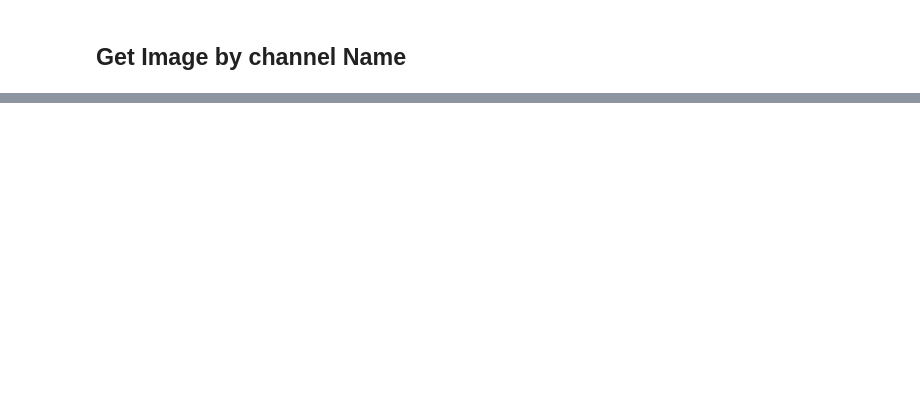
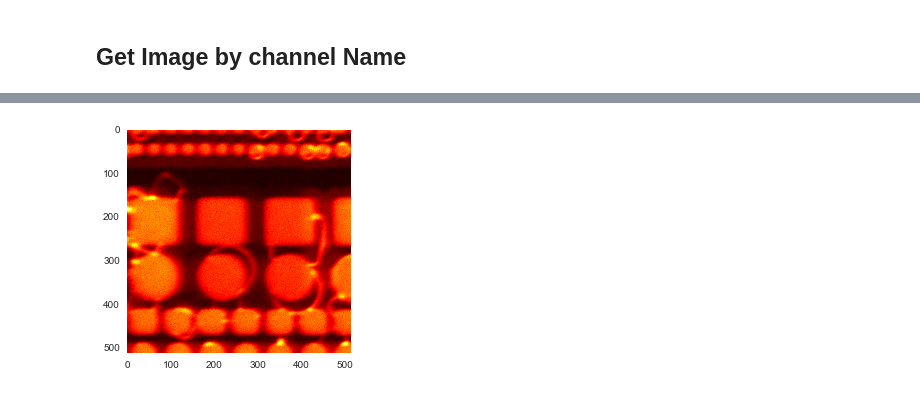
Before and after one commit to scholi/pyTOF, a Jupyter notebook: doc/pyTOF Documentation.ipynb, the cells around one changed output, grey strips where cells are left out. Cells and saved outputs as stored; diff of their text form; code cells hidden in the pictures; blank space fills up the shorter version.

```diff
--- a/doc/pyTOF Documentation.ipynb
+++ b/doc/pyTOF Documentation.ipynb
@@ -99,0 +138,13 @@ List of the selected channels
+# %%
+import zlib
+import struct
+import matplotlib as mpl
+
+RAW=A.root.goto("filterdata/TofCorrection/ImageStack/Reduced Data/ImageStackScansAdded/Image/ImageArray.Long").value
+D = zlib.decompress(RAW)
+V = np.array(struct.unpack('<'+str(A.sx*A.sy)+'I',D),dtype=np.float).reshape((A.sy,A.sx))
+
+mpl.rc('axes',grid=False)
+plt.imshow(V,cmap='hot');
+# %% [output]
+[figure, added]
```
Also changed, not shown: parts of 10 cells of this notebook, 1 other file.
